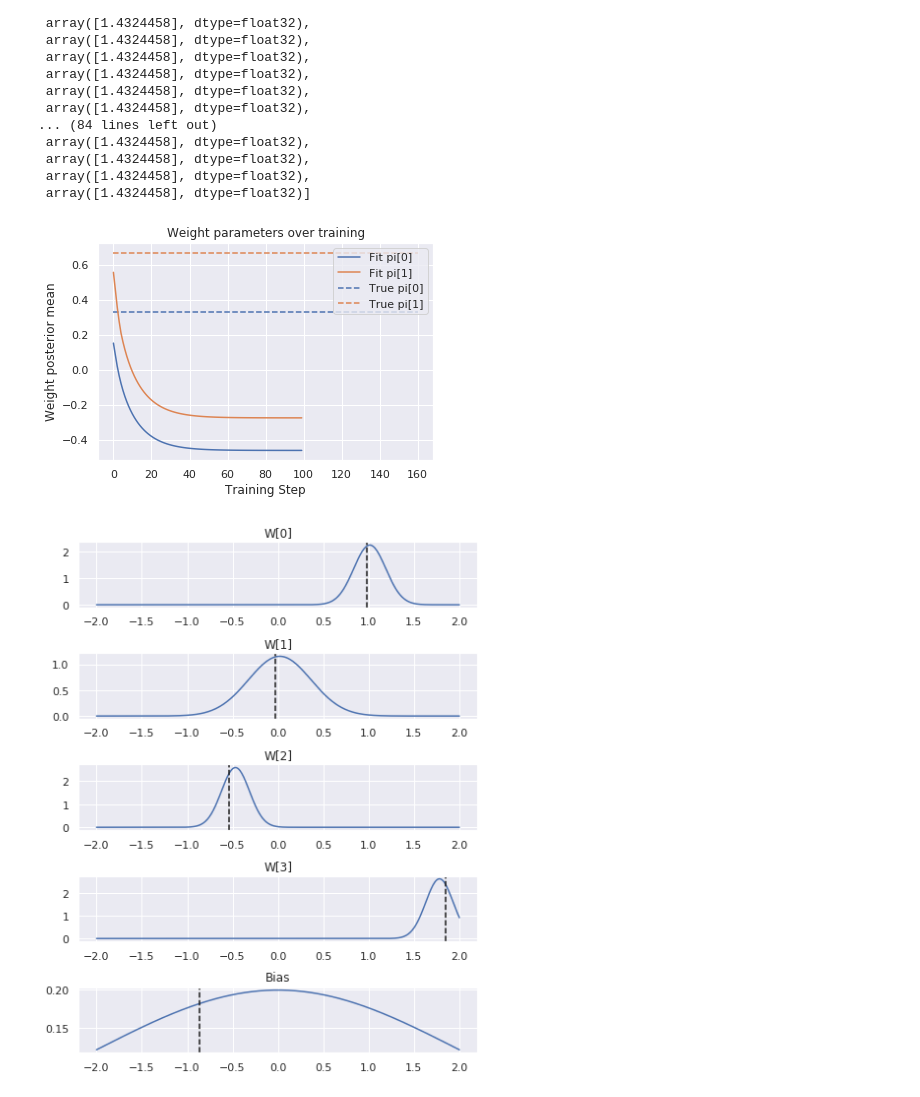
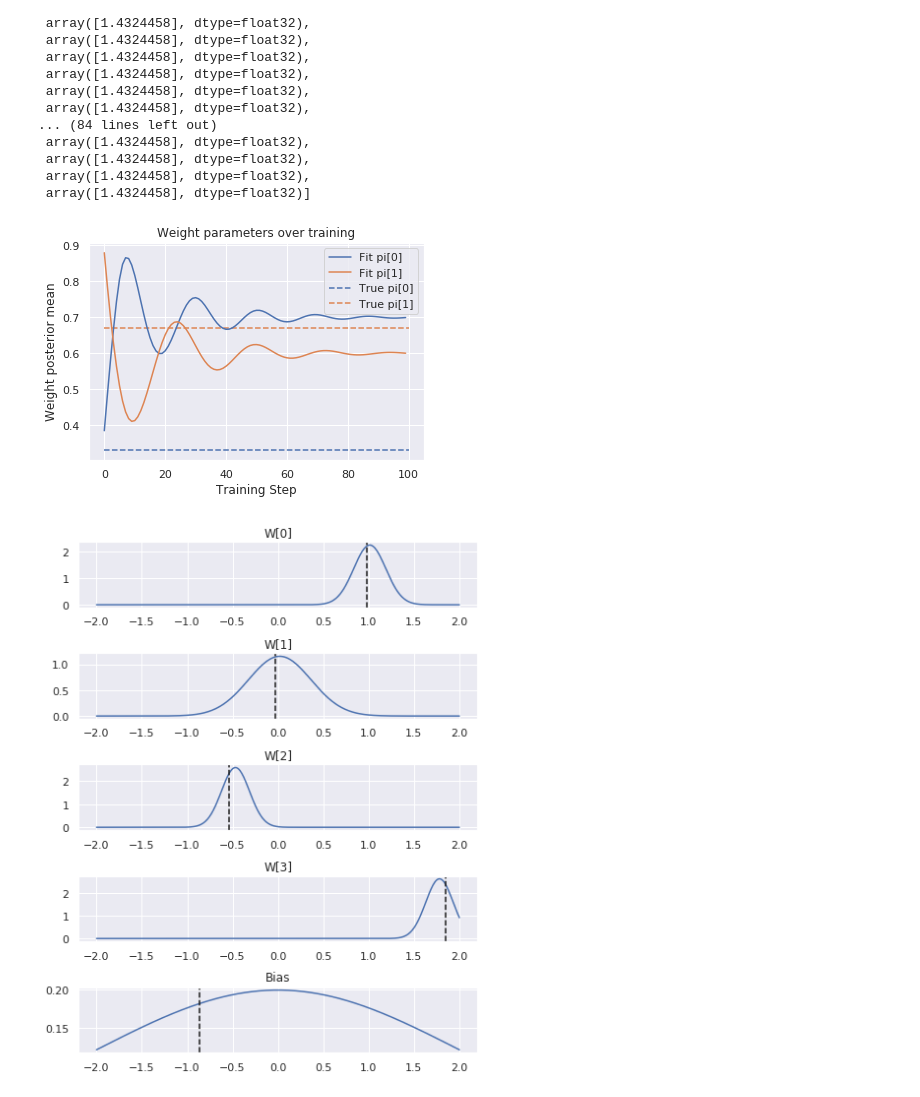
Before and after one commit to everyxs/BayesianOmics, a Jupyter notebook: DAG/VariationalTest-Copy1.ipynb, the cells around one changed output. Cells and saved outputs as stored; diff of their text form; code cells hidden in the pictures.

```diff
--- a/DAG/VariationalTest-Copy1.ipynb
+++ b/DAG/VariationalTest-Copy1.ipynb
@@ -98,7 +98,7 @@ ax = sns.heatmap(W)
 [figure]
 # %%
 #Define the joint_log_prob function, and our unnormalized posterior.
-def SBM_log_prob(z, eta, B0, directed=False, selfloops=False):
+def SBM_log_prob(z, k, eta, B0, directed=False, selfloops=False):
   # the SBM log-likelihood generative steps
     n = z.shape[0]
     #k = int(n/2)
@@ -106,9 +106,8 @@ def SBM_log_prob(z, eta, B0, directed=False, selfloops=False):
     #eta = tfd.Normal(loc=0, scale=0.01).sample([k,k]) #beta prior for simple edges
     #z = tf.reshape(tfd.Sample(tfd.Categorical(probs=pi),1).sample(), [n,])
     #z = tfd.Bernoulli(probs=pi).sample()
-    #z0 = tf.cast(z, tf.float32)
-    z = z[:,:,0]
-    p = tf.matmul(tf.matmul(z,eta),tf.transpose(z))
+    z0 = tf.cast(z, tf.float32)
+    p = tf.matmul(tf.matmul(z0,eta),tf.transpose(z0))
     p0 = tf.constant(B0,shape=[n,n])
     A = tfd.Normal(loc=p+p0, scale=0.1)
     #    unsupervised tree/DAG shrinking by factors of 2, supervised grouping by suggesting mergers in a similar ratio
@@ -153,10 +152,10 @@ class VariationalEstep(tf.keras.Model):
 
     def __init__(self, k, name=None):
         super(VariationalEstep, self).__init__(name=name)
-        #self.ppi = tf.Variable(tfd.Beta(concentration1=0.5, concentration0=0.5).sample(k), name="pi")
+        self.ppi = tf.Variable(tfd.Beta(concentration1=0.5, concentration0=0.5).sample(k), name="pi")
         #self.b0 = tf.Variable(tf.exp(tf.random.normal([1])), name='b0')
-        self.s_alpha = tf.Variable(tf.exp(tf.random.normal([1])), name='s_alpha')
-        self.s_beta = tf.Variable(tf.exp(tf.random.normal([1])), name='s_beta')
+        #self.s_alpha = tf.Variable(tf.exp(tf.random.normal([1])), name='s_alpha')
+        #self.s_beta = tf.Variable(tf.exp(tf.random.normal([1])), name='s_beta')
 
     #@property
     #def ppi(self):
@@ -167,19 +166,19 @@ class VariationalEstep(tf.keras.Model):
     def pz(self):
         """Variational posterior for the bias parameter"""
         #ppi2 = tfd.Beta(concentration1=self.s_a, concentration0=self.s_b)
-        return tfd.RelaxedBernoulli(0.1, probs=[self.s_alpha,self.s_beta])
+        return tfd.Bernoulli(probs=self.ppi)
 
 
-    def call(self, GrefBlkVars, B0, n, sampling=True):
+    def call(self, GrefBlkVars, B0, n, k, sampling=True):
         """Predict p(y|x)"""
         #sample = lambda x: x.sample() if sampling else x.mean()
-        return SBM_log_prob(self.pz.sample(n), GrefBlkVars, B0)
+        return SBM_log_prob(self.pz.sample(n), k, GrefBlkVars, B0)
 
 
     @property
     def losses(self):
         """Sum of KL divergences between posteriors and priors"""
-        prior = tfd.RelaxedBernoulli(0.1, probs=[0.6,0.4])
+        prior = tfd.Bernoulli(probs=[0.7,0.6])
         return tf.reduce_sum(tfd.kl_divergence(self.pz, prior))
 # %%
 z = model.pz.sample(n)
@@ -210,9 +209,9 @@ GrefBlkVars = tf.convert_to_tensor(np.maximum(GrefBlkVars, GrefBlkVars.T), dtype
 @tf.function
 def E_step(Y):
     with tf.GradientTape() as tape:
-        log_prob = tf.reduce_sum(model(GrefBlkVars,2.0,n).log_prob(Y))
-        #kl_loss = model.losses/N
-        elbo_loss = log_prob
+        log_prob = tf.reduce_mean(model(GrefBlkVars,2.0,n,k).log_prob(Y))
+        kl_loss = model.losses/N
+        elbo_loss = kl_loss - log_prob
     gradients = tape.gradient(elbo_loss, model.trainable_variables)
     optimizer.apply_gradients(zip(gradients, model.trainable_variables))
     return model.trainable_variables
@@ -251,23 +250,23 @@ history
 # %%
 # Plot value of weights over training
 colors = plt.rcParams['axes.prop_cycle'].by_key()['color']
 records = np.stack(history, axis=1)
 pi = [0.33,0.67]
 plt.figure()
 for iW in range(k):
   plt.plot(records[iW],
            label='Fit pi[{}]'.format(iW),
            color=colors[iW])
-  plt.hlines(pi[iW], 0, 160,
+  plt.hlines(pi[iW], 0, 100,
              label='True pi[{}]'.format(iW),
              color=colors[iW], linestyle='--')
 plt.xlabel('Training Step')
 plt.ylabel('Weight posterior mean')
 plt.title('Weight parameters over training')
 plt.legend()
 plt.show()
 # %% [output]
-[figure, old version]
+[figure, new version]
 # %%
 fig = plt.figure()
 fig.set_size_inches(6.4, 8)
```
Also changed, not shown: parts of 1 cell of this notebook.
